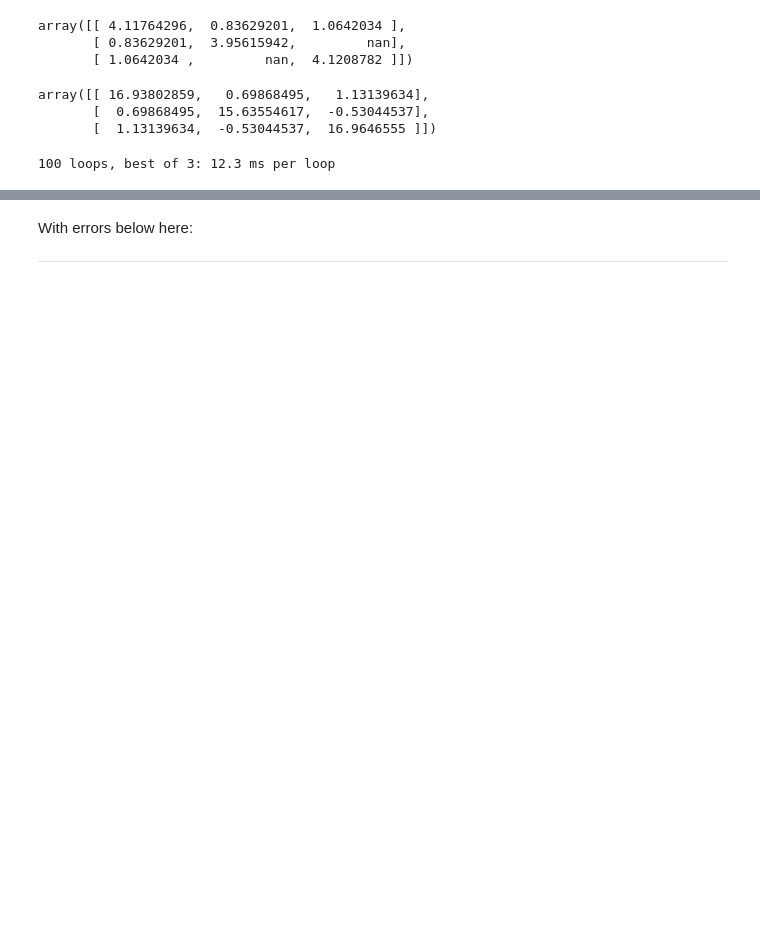
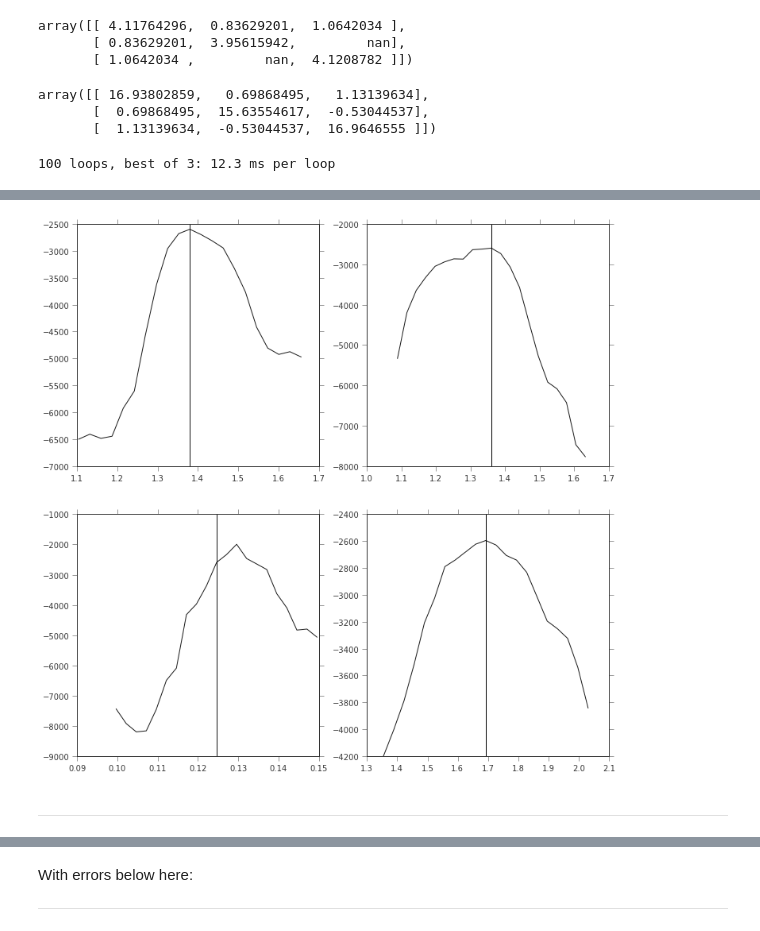
Before and after one commit to adrn/streams, a Jupyter notebook: text/notebooks/Compute covariance matrix.ipynb, the cells around one changed output, grey strips where cells are left out. Cells and saved outputs as stored; diff of their text form; code cells hidden in the pictures; blank space fills up the shorter version.

Commit message:
testing real likelihood

```diff
--- a/text/notebooks/Compute covariance matrix.ipynb
+++ b/text/notebooks/Compute covariance matrix.ipynb
@@ -117,3 +131,9 @@ def objective2(potential, satellite_orbit, particle_orbits):
+# %%
+test_likelihood(ln_likelihood2, err_particles)
+# %% [output]
+[figure, added]
+# %% [markdown]
+----
 # %%
 def ln_likelihood(p, param_names, particles, satellite, t1, t2, resolution):
     """ Evaluate the likelihood function for a given set of halo
```
Also changed, not shown: parts of 7 cells of this notebook.
